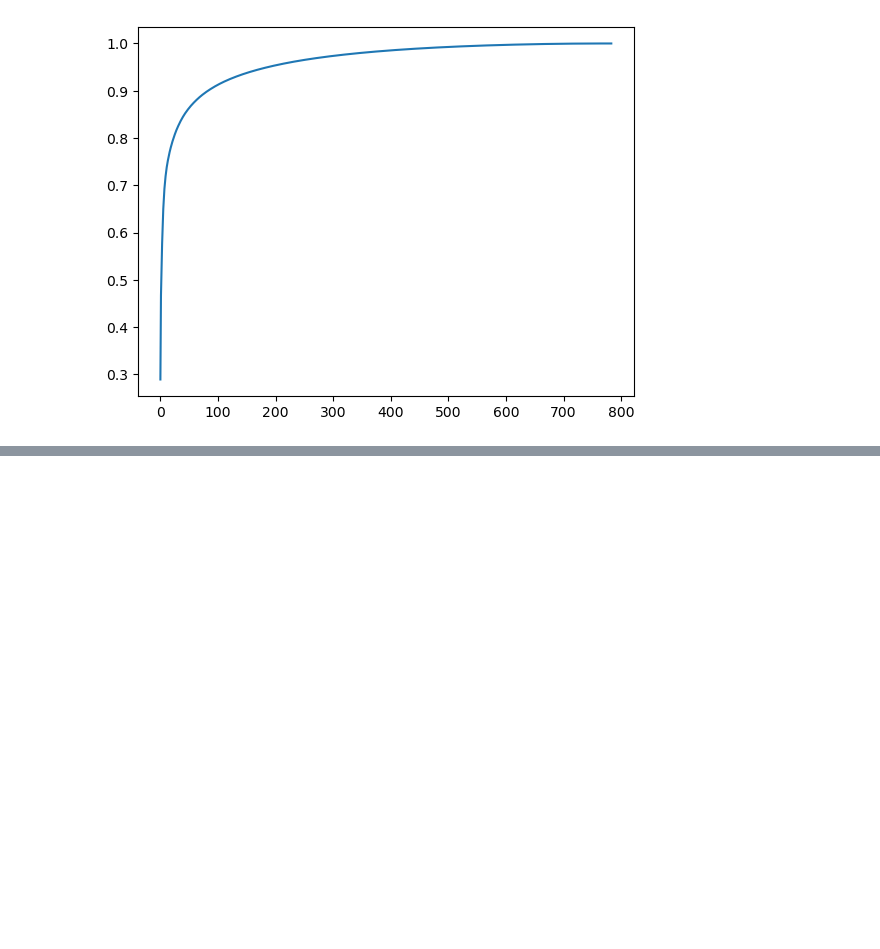
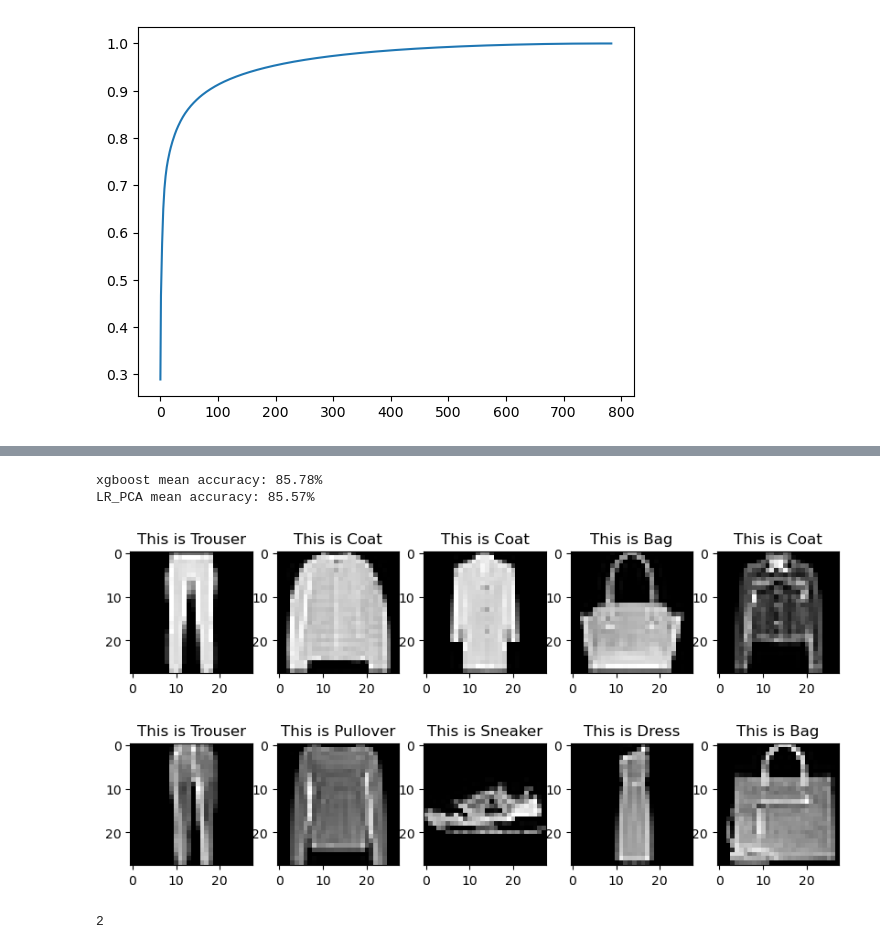
Before and after one commit to ortrsa/Data_Science_Final_Project_2, a Jupyter notebook: Notebook2-fashion Mnist.ipynb, the cells around one changed output, grey strips where cells are left out. Drawn from its saved outputs; the diff is of its cells as text; code cells hidden in the pictures; blank space fills up the shorter version.

```diff
--- a/Notebook2-fashion Mnist.ipynb
+++ b/Notebook2-fashion Mnist.ipynb
@@ -97,3 +99,4 @@ LR = LogisticRegression(multi_class="ovr")
 # %%
 LR.fit(x_train,y_train)
+XG.fit(x_train,y_train)
 # %% [output]
@@ -115,6 +134,10 @@ model = LogisticRegression(multi_class="ovr")
 pca = PCA(n_components=200)
 pca_x_train = pca.fit_transform(x_train)
 pca_x_test = pca.transform(x_test)
+# %%
+LR_PCA = LogisticRegression(multi_class="ovr")
+XG_PCA = XGBClassifier(n_estimators= 20, n_jobs=-1, learning_rate=0.5, seed=0)
 # %%
-model.fit(pca_x_train, y_train)
+LR_PCA.fit(pca_x_train, y_train)
+XG_PCA.fit(pca_x_train, y_train)
 # %% [output]
@@ -144,0 +193,36 @@ gx.score(pca_x_test,y_test)* 100
+# %%
+y_test = X_finel_test["label"]
+x_test = X_finel_test.drop(["label"], axis=1)/255
+pca_x_test = pca.transform(x_test)
+# %%
+print("xgboost mean accuracy: {:.2f}%".format(XG_PCA.score(pca_x_test, y_test)*100))
+print("LR_PCA mean accuracy: {:.2f}%".format(LR_PCA.score(pca_x_test, y_test)*100))
+# %% [output]
+xgboost mean accuracy: 85.78%
+LR_PCA mean accuracy: 85.57%
+# %%
+classes = {0: 'T-shirt/top',
+           1: 'Trouser',
+           2: 'Pullover',
+           3: 'Dress',
+           4: 'Coat',
+           5: 'Sandal',
+           6: 'Shirt',
+           7: 'Sneaker',
+           8: 'Bag',
+           9: 'Ankle boot'}
+
+f, axarr = plt.subplots(2,5 , figsize = (10,5))
+for i,j in enumerate(np.random.randint(0, len(x_test), 10)) :
+    image = x_test[j:j+1]
+    image_class = classes[XG_PCA.predict(pca.transform(image))[0]]
+    image = np.array(image).reshape(28,28)
+    axarr[i//5, i%5].imshow(image)
+    axarr[i//5, i%5].set_title("This is {}".format(image_class))
+plt.show()
+# %% [output]
+[figure, added]
+# %%
+XG_PCA.predict(pca.transform(image))[0]
+# %% [output]
+2
```
Also changed, not shown: parts of 22 cells of this notebook.
